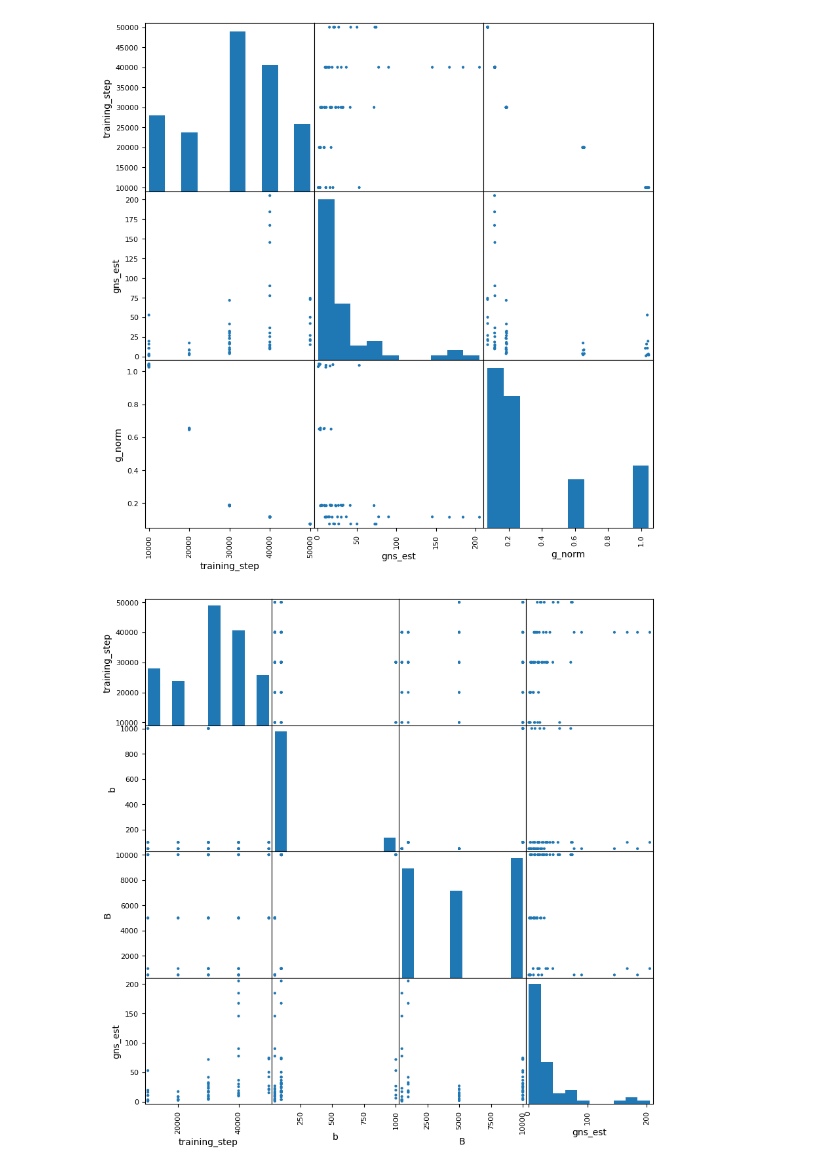
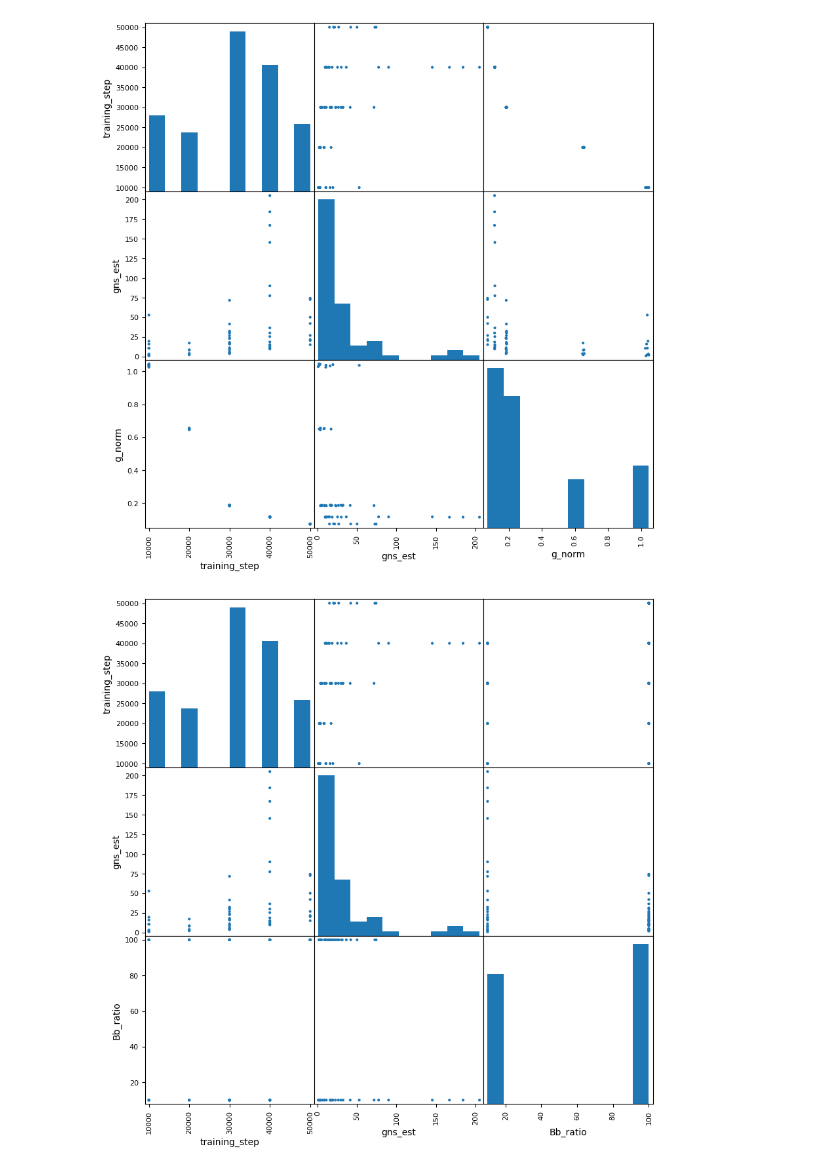
Before and after one commit to Longzz0824/Critical-Multitask-Batch-Sizes-in-Diffusion-Models, a Jupyter notebook: gns_experiments/Analysis_2.ipynb, the cells around one changed output. Saved outputs shown, nothing was run; the diff lists cells and outputs as text; code cells hidden in the pictures.

```diff
--- a/gns_experiments/Analysis_2.ipynb
+++ b/gns_experiments/Analysis_2.ipynb
@@ -280,9 +272,11 @@ plt.show()
 # %% [output]
 [figure]
 # %%
-pd.plotting.scatter_matrix(df.sort_values(by=["training_step"]).drop(["g_norm", "runtime (s)"], axis=1),
-                           figsize=(10, 10),
-                           alpha=1)
+df["Bb_ratio"] = df["B"] / df["b"]
+df_ratio = df.sort_values(by=["training_step"]).drop(["g_norm", "runtime (s)", "b", "B"], axis=1,)
+pd.plotting.scatter_matrix(df_ratio, figsize=(10, 10), alpha=1)
+
+plt.savefig(VIS_DIR/"2_scatter_Bb_ratio")
 plt.show()
 # %% [output]
-[figure, old version]
+[figure, new version]
```
Also changed, not shown: parts of 7 cells of this notebook, 7 other files.
